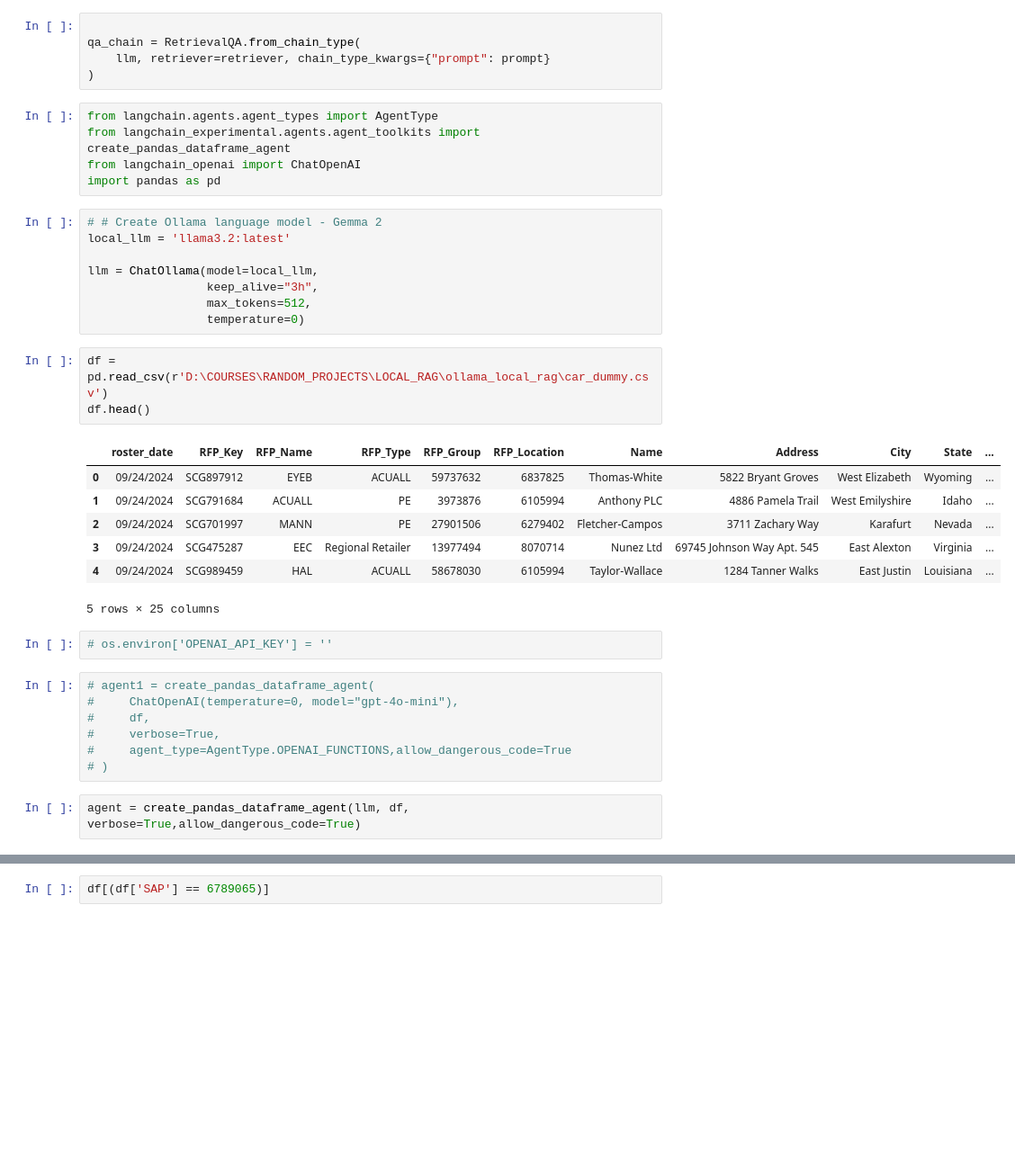
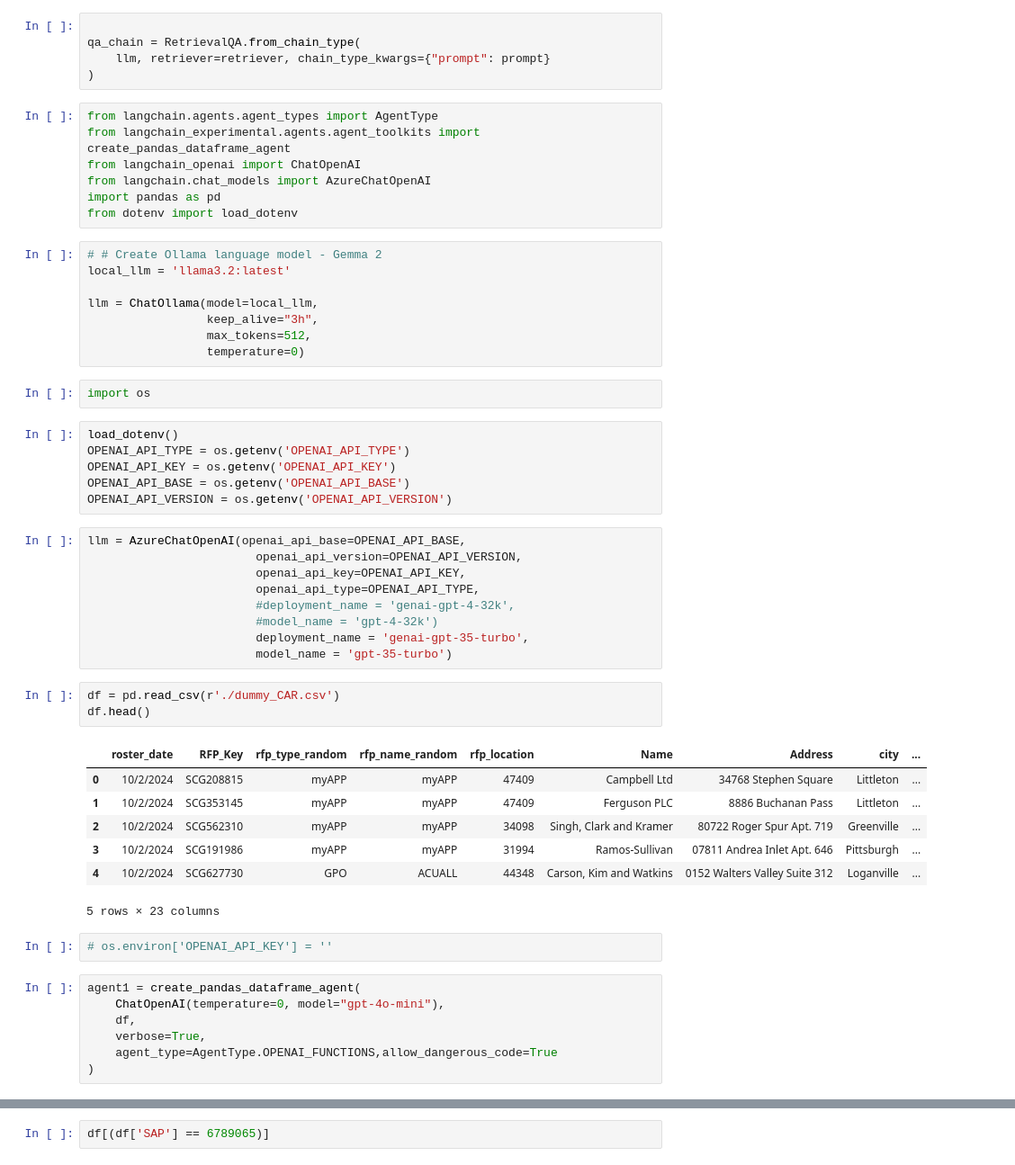
Before and after one commit to waghmareps12/ollama_local_rag, a Jupyter notebook: ollama_gemma2_rag_simple.ipynb, the cells around one changed output, grey strips where cells are left out. Shown at 90% size. Drawn from its saved outputs; the diff is of its cells as text; blank space fills up the shorter version.

```diff
--- a/ollama_gemma2_rag_simple.ipynb
+++ b/ollama_gemma2_rag_simple.ipynb
@@ -107,7 +107,9 @@ qa_chain = RetrievalQA.from_chain_type(
 from langchain.agents.agent_types import AgentType
 from langchain_experimental.agents.agent_toolkits import create_pandas_dataframe_agent
 from langchain_openai import ChatOpenAI
+from langchain.chat_models import AzureChatOpenAI
 import pandas as pd
+from dotenv import load_dotenv
 # %%
 # # Create Ollama language model - Gemma 2
 local_llm = 'llama3.2:latest'
@@ -116,26 +118,41 @@ llm = ChatOllama(model=local_llm,
                  keep_alive="3h",
                  max_tokens=512,
                  temperature=0)
+# %%
+import os
+# %%
+load_dotenv()
+OPENAI_API_TYPE = os.getenv('OPENAI_API_TYPE')
+OPENAI_API_KEY = os.getenv('OPENAI_API_KEY')
+OPENAI_API_BASE = os.getenv('OPENAI_API_BASE')
+OPENAI_API_VERSION = os.getenv('OPENAI_API_VERSION')
+# %%
+llm = AzureChatOpenAI(openai_api_base=OPENAI_API_BASE,
+                        openai_api_version=OPENAI_API_VERSION,
+                        openai_api_key=OPENAI_API_KEY,
+                        openai_api_type=OPENAI_API_TYPE,
+                        #deployment_name = 'genai-gpt-4-32k',
+                        #model_name = 'gpt-4-32k')
+                        deployment_name = 'genai-gpt-35-turbo',
+                        model_name = 'gpt-35-turbo')
 # %%
-df = pd.read_csv(r'D:\COURSES\RANDOM_PROJECTS\LOCAL_RAG\ollama_local_rag\car_dummy.csv')
+df = pd.read_csv(r'./dummy_CAR.csv')
 df.head()
 # %% [output]
-|  | roster_date | RFP_Key | RFP_Name | RFP_Type | RFP_Group | RFP_Location | Name | Address | City | State | ... |
-| 0 | 09/24/2024 | SCG897912 | EYEB | ACUALL | 59737632 | 6837825 | Thomas-White | 5822 Bryant Groves | West Elizabeth | Wyoming | ... |
-| 1 | 09/24/2024 | SCG791684 | ACUALL | PE | 3973876 | 6105994 | Anthony PLC | 4886 Pamela Trail | West Emilyshire | Idaho | ... |
-| 2 | 09/24/2024 | SCG701997 | MANN | PE | 27901506 | 6279402 | Fletcher-Campos | 3711 Zachary Way | Karafurt | Nevada | ... |
-| 3 | 09/24/2024 | SCG475287 | EEC | Regional Retailer | 13977494 | 8070714 | Nunez Ltd | 69745 Johnson Way Apt. 545 | East Alexton | Virginia | ... |
-| 4 | 09/24/2024 | SCG989459 | HAL | ACUALL | 58678030 | 6105994 | Taylor-Wallace | 1284 Tanner Walks | East Justin | Louisiana | ... |
+|  | roster_date | RFP_Key | rfp_type_random | rfp_name_random | rfp_location | Name | Address | city | ... |
+| 0 | 10/2/2024 | SCG208815 | myAPP | myAPP | 47409 | Campbell Ltd | 34768 Stephen Square | Littleton | ... |
+| 1 | 10/2/2024 | SCG353145 | myAPP | myAPP | 47409 | Ferguson PLC | 8886 Buchanan Pass | Littleton | ... |
+| 2 | 10/2/2024 | SCG562310 | myAPP | myAPP | 34098 | Singh, Clark and Kramer | 80722 Roger Spur Apt. 719 | Greenville | ... |
+| 3 | 10/2/2024 | SCG191986 | myAPP | myAPP | 31994 | Ramos-Sullivan | 07811 Andrea Inlet Apt. 646 | Pittsburgh | ... |
+| 4 | 10/2/2024 | SCG627730 | GPO | ACUALL | 44348 | Carson, Kim and Watkins | 0152 Walters Valley Suite 312 | Loganville | ... |
-5 rows × 25 columns
+5 rows × 23 columns
 # %%
 # os.environ['OPENAI_API_KEY'] = ''
 # %%
-# agent1 = create_pandas_dataframe_agent(
-#     ChatOpenAI(temperature=0, model="gpt-4o-mini"),
-#     df,
-#     verbose=True,
-#     agent_type=AgentType.OPENAI_FUNCTIONS,allow_dangerous_code=True
-# )
+agent1 = create_pandas_dataframe_agent(
+    ChatOpenAI(temperature=0, model="gpt-4o-mini"),
+    df,
+    verbose=True,
+    agent_type=AgentType.OPENAI_FUNCTIONS,allow_dangerous_code=True
+)
-# %%
-agent = create_pandas_dataframe_agent(llm, df, verbose=True,allow_dangerous_code=True)
 # %%
```
Also changed, not shown: parts of 1 cell of this notebook, 3 other files.
